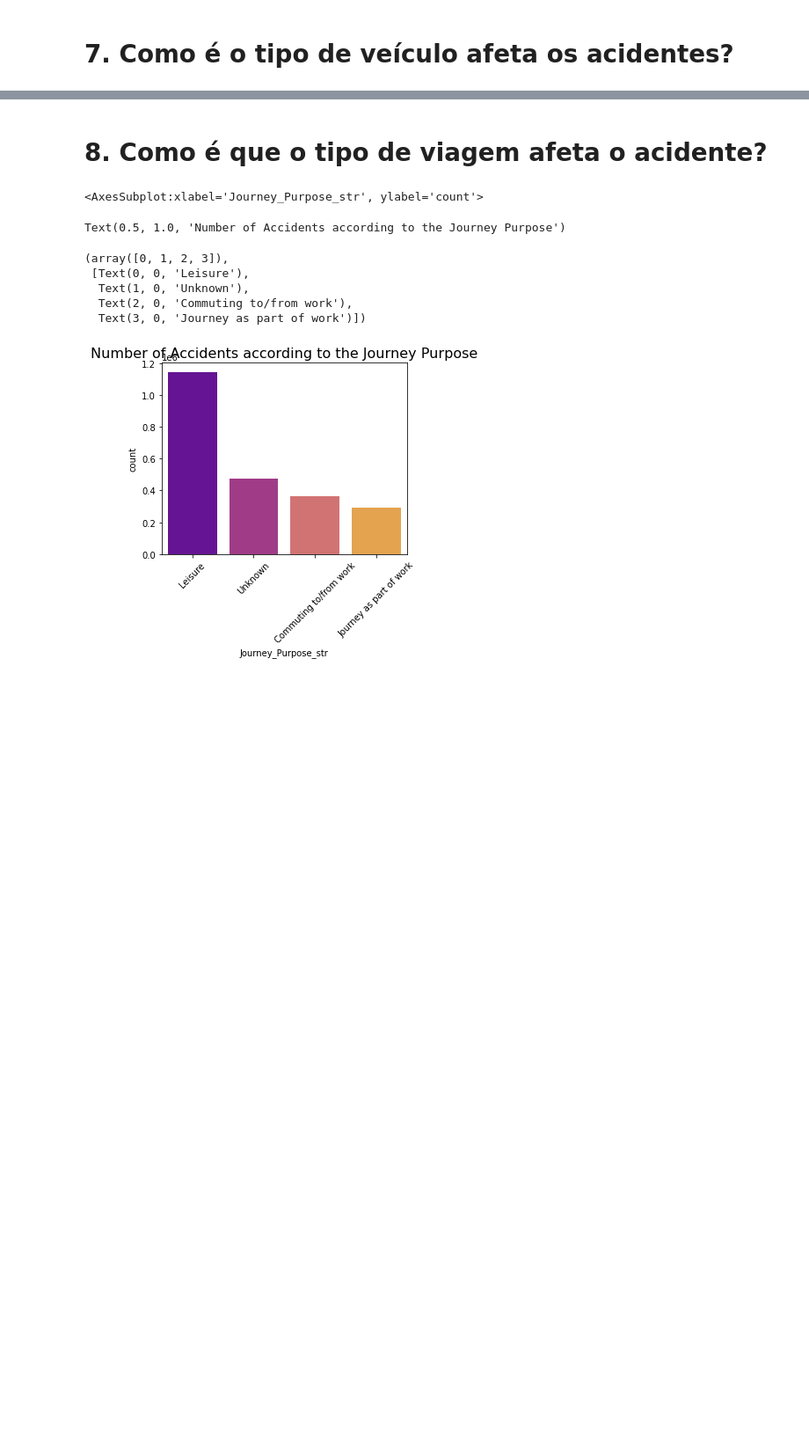
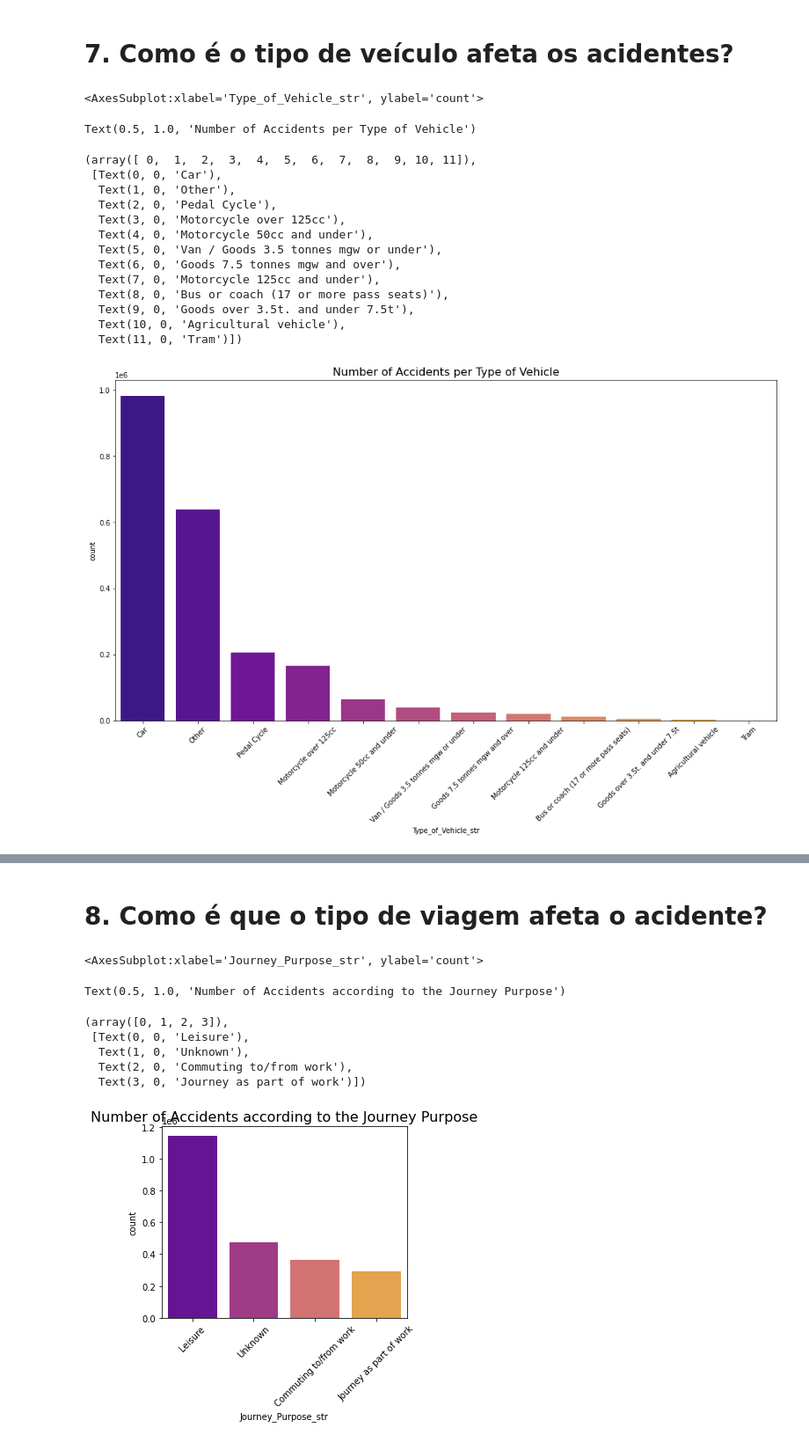
Before and after one commit to JotaCruz20/SGD2, a Jupyter notebook: 2º-Projeto.ipynb, the cells around one changed output, grey strips where cells are left out. Shown at 88% size. Saved outputs shown, nothing was run; the diff lists cells and outputs as text; code cells hidden in the pictures; blank space fills up the shorter version.

```diff
--- a/2º-Projeto.ipynb
+++ b/2º-Projeto.ipynb
@@ -1834,2 +1879,38 @@ Text(2.0, 38.066116747258306, '38.07%')
 # %% [markdown]
 # 7. Como é o tipo de veículo afeta os acidentes?
+# %%
+joined.loc[(joined['Type_of_Vehicle'] == 1), 'Type_of_Vehicle_str'] = "Pedal Cycle"
+joined.loc[(joined['Type_of_Vehicle'] == 2), 'Type_of_Vehicle_str'] = "Motorcycle 50cc and under"
+joined.loc[(joined['Type_of_Vehicle'] == 3), 'Type_of_Vehicle_str'] = "Motorcycle 125cc and under"
+joined.loc[(joined['Type_of_Vehicle'] == 4), 'Type_of_Vehicle_str'] = "Motorcycle over 125cc"
+joined.loc[(joined['Type_of_Vehicle'] == 5), 'Type_of_Vehicle_str'] = "Bus or coach (17 or more pass seats)"
+joined.loc[(joined['Type_of_Vehicle'] == 6), 'Type_of_Vehicle_str'] = "Car"
+joined.loc[(joined['Type_of_Vehicle'] == 7), 'Type_of_Vehicle_str'] = "Agricultural vehicle"
+joined.loc[(joined['Type_of_Vehicle'] == 8), 'Type_of_Vehicle_str'] = "Tram"
+joined.loc[(joined['Type_of_Vehicle'] == 9), 'Type_of_Vehicle_str'] = "Van / Goods 3.5 tonnes mgw or under"
+joined.loc[(joined['Type_of_Vehicle'] == 10), 'Type_of_Vehicle_str'] = "Goods over 3.5t. and under 7.5t"
+joined.loc[(joined['Type_of_Vehicle'] == 11), 'Type_of_Vehicle_str'] = "Goods 7.5 tonnes mgw and over"
+joined.loc[(joined['Type_of_Vehicle'] == 0), 'Type_of_Vehicle_str'] = "Other"
+
+f, ax = plt.subplots(figsize=(17, 9))
+sns.countplot('Type_of_Vehicle_str',order = joined['Type_of_Vehicle_str'].value_counts().index, data=joined,ax=ax,palette='plasma')
+ax.set_title('Number of Accidents per Type of Vehicle', fontsize=16)
+plt.xticks(rotation=45)
+plt.show()
+# %% [output]
+<AxesSubplot:xlabel='Type_of_Vehicle_str', ylabel='count'>
+Text(0.5, 1.0, 'Number of Accidents per Type of Vehicle')
+(array([ 0,  1,  2,  3,  4,  5,  6,  7,  8,  9, 10, 11]),
+ [Text(0, 0, 'Car'),
+  Text(1, 0, 'Other'),
+  Text(2, 0, 'Pedal Cycle'),
+  Text(3, 0, 'Motorcycle over 125cc'),
+  Text(4, 0, 'Motorcycle 50cc and under'),
+  Text(5, 0, 'Van / Goods 3.5 tonnes mgw or under'),
+  Text(6, 0, 'Goods 7.5 tonnes mgw and over'),
+  Text(7, 0, 'Motorcycle 125cc and under'),
+  Text(8, 0, 'Bus or coach (17 or more pass seats)'),
+  Text(9, 0, 'Goods over 3.5t. and under 7.5t'),
+  Text(10, 0, 'Agricultural vehicle'),
+  Text(11, 0, 'Tram')])
+[figure, added]
```
Also changed, not shown: parts of 22 cells of this notebook.
